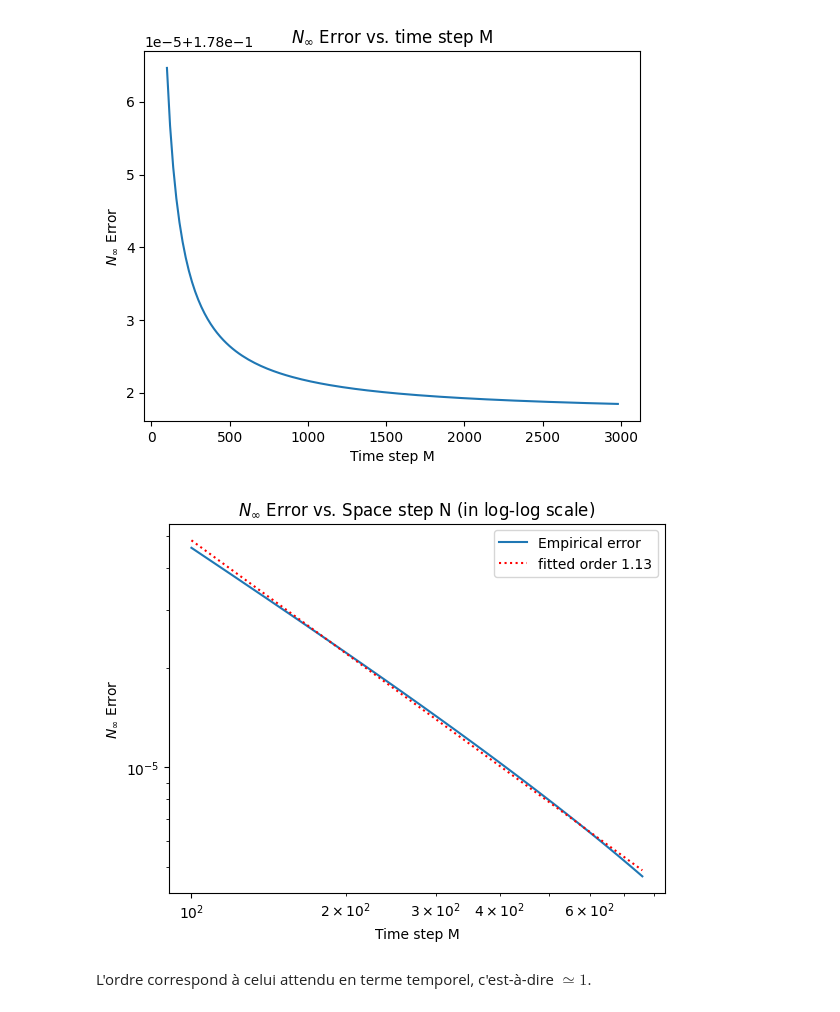
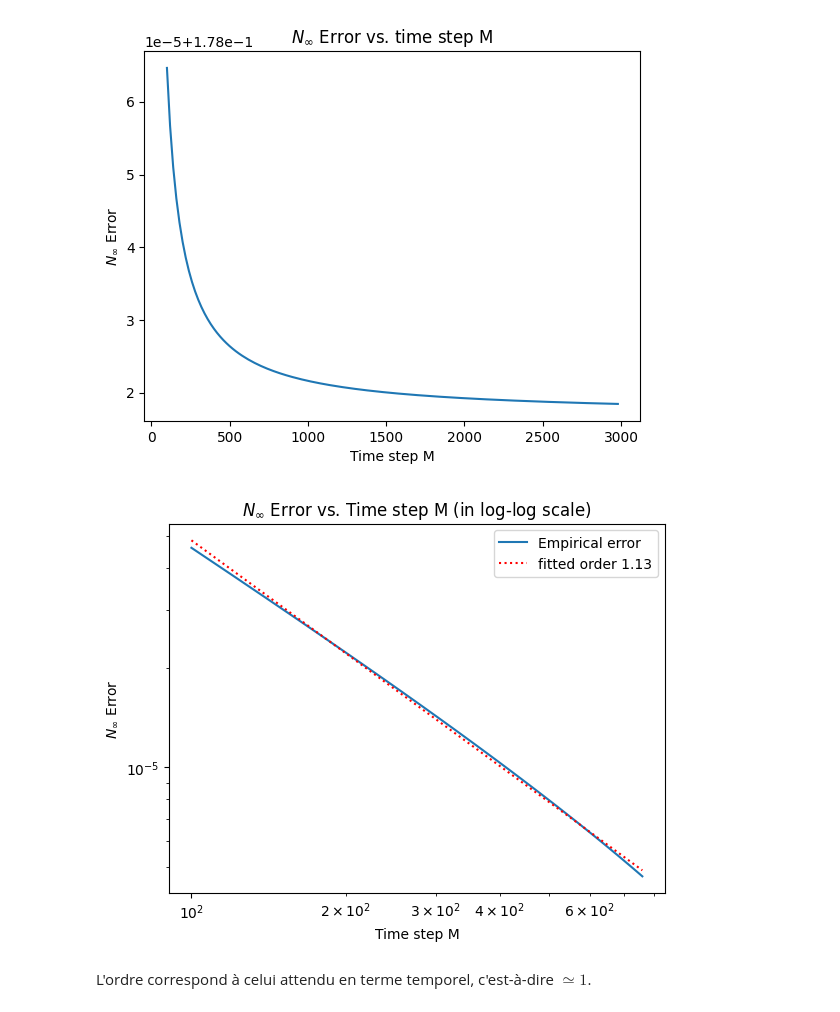
Before and after one commit to kerrianlc/stochastic-proc-fin, a Jupyter notebook: MSF-QIV-LC-M.ipynb, the cells around one changed output. Cells and saved outputs as stored; diff of their text form; code cells hidden in the pictures.

```diff
--- a/MSF-QIV-LC-M.ipynb
+++ b/MSF-QIV-LC-M.ipynb
@@ -135,10 +137,10 @@ N_range = np.arange(40, 180, 2)
 errors = []
 for n in N_range:
     h = 2 * L / n
-    y = np.array([-L + i * h for i in range(n + 1)])[1:-1]
+    y = np.linspace(-L, L, n + 1)[1:-1]
     BS_prices = black_scholes_price(np.exp(y), K, r, T, sigma)
-    edp_prices = euler_explicit_scheme(n, M)
-    error = (np.linalg.norm((edp_prices) - BS_prices, np.inf)) / np.linalg.norm(
+    euler_prices = euler_explicit_scheme(n, M)
+    error = np.linalg.norm(euler_prices - BS_prices, np.inf) / np.linalg.norm(
         BS_prices, np.inf
     )
     errors.append(error)
@@ -186,15 +188,15 @@ forme de la courbe.
 # %%
 N = 100
 h = 2 * L / N
-y = np.array([-L + i * h for i in range(N + 1)])[1:-1]
+y = np.linspace(-L, L, N + 1)[1:-1]
 BS_prices = black_scholes_price(np.exp(y), K, r, T, sigma)
 M_range = np.arange(100, 3000, 20)
 
 
 errors = []
 for m in M_range:
-    edp_prices = euler_explicit_scheme(N, m)
-    error = (np.linalg.norm((edp_prices) - BS_prices, np.inf)) / np.linalg.norm(
+    euler_prices = euler_explicit_scheme(N, m)
+    error = np.linalg.norm(euler_prices - BS_prices, np.inf) / np.linalg.norm(
         BS_prices, np.inf
     )
     errors.append(error)
@@ -208,38 +210,33 @@ plt.show()
 # %% [output]
 [figure]
 # %%
-for i, error in enumerate(errors):
-    if error - errors[-1] <= 0.1 * errors[0] - errors[-1]:
-        M_max = M_range[i]
-        i_max = i
-        break
+M_max = M_range[np.argmax(errors - errors[-1] <= 0.1 * (errors[0] - errors[-1]))]
+i_max = np.argmax(errors - errors[-1] <= 0.1 * (errors[0] - errors[-1]))
 
-i_min = 0
-coeffs = np.polyfit(
-    np.log(M_range[i_min:i_max]), np.log(errors[i_min:i_max] - errors[-1]), 1
-)
+errors = errors[:i_max] - errors[-1]
 
+M_range = M_range[:i_max]
+coeffs = np.polyfit(np.log(M_range), np.log(errors), 1)
+
+plt.plot(M_range, errors, "-", label="Empirical error")
 plt.plot(
-    M_range[i_min:i_max], errors[i_min:i_max] - errors[-1], "-", label="Empirical error"
-)
-plt.plot(
-    M_range[i_min:i_max],
-    np.exp(coeffs[1]) * M_range[i_min:i_max] ** coeffs[0],
+    M_range,
+    np.exp(coeffs[1]) * M_range ** coeffs[0],
     "r:",
     label=f"fitted order {-coeffs[0]:.2f}",
 )
 
 
-plt.title("$N_\infty$ Error vs. Space step N (in log-log scale)")
+plt.title("$N_\infty$ Error vs. Time step M (in log-log scale)")
 plt.xlabel("Time step M")
 plt.ylabel("$N_\infty$ Error")
 
 plt.xscale("log")
 plt.yscale("log")
 plt.legend()
 plt.show()
 # %% [output]
-[figure, old version]
+[figure, new version]
 # %% [markdown]
 L'ordre correspond à celui attendu en terme temporel, c'est-à-dire $\simeq 1$.
 # %% [markdown]
```
Also changed, not shown: parts of 8 cells of this notebook.
